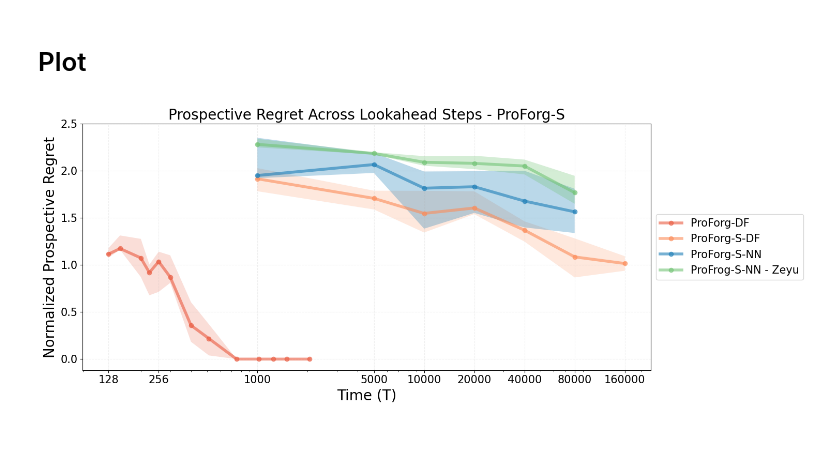
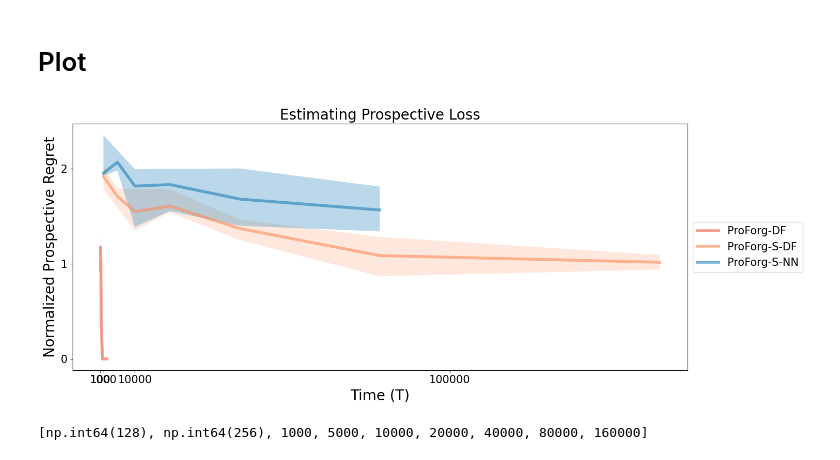
Before and after one commit to neurodata/ProspectiveForaging, a Jupyter notebook: notebooks/fig2.ipynb, the cells around one changed output. Drawn from its saved outputs; the diff is of its cells as text; code cells hidden in the pictures.

Commit message:
updated the three figures, need to att T=0 still

```diff
--- a/notebooks/fig2.ipynb
+++ b/notebooks/fig2.ipynb
@@ -279,14 +279,14 @@ colors = {
 median = np.median(PREGRETS_PAFM_DF_arr, axis=0)
 q25  = np.nanpercentile(PREGRETS_PAFM_DF_arr, 25, axis=0)
 q75  = np.nanpercentile(PREGRETS_PAFM_DF_arr, 75, axis=0)
-plt.plot(Ts_PAFM, median,color=colors["PAFM_oh_RF"], lw = linewidth,marker='o',alpha = 0.6,label = 'ProForg-DF')
+plt.plot(Ts_PAFM, median,color=colors["PAFM_oh_RF"], lw = linewidth,alpha = 0.6,label = 'ProForg-DF')
 plt.fill_between(Ts_PAFM, q25, q75, color=colors["PAFM_oh_RF"], alpha=0.20, edgecolor="none")
 
 
 median = np.nanmedian(PREGRETS_PVFM_DF_lookahead_arr, axis=0)
 q25  = np.nanpercentile(PREGRETS_PVFM_DF_lookahead_arr, 25, axis=0)
 q75  = np.nanpercentile(PREGRETS_PVFM_DF_lookahead_arr, 75, axis=0)
-plt.plot(Ts_PVFM, median,color=colors["PVFM_oh_RF"], lw = linewidth,marker='o',alpha = 0.6,label = 'ProForg-S-DF')
+plt.plot(Ts_PVFM, median,color=colors["PVFM_oh_RF"], lw = linewidth,alpha = 0.6,label = 'ProForg-S-DF')
 plt.fill_between(Ts_PVFM, q25, q75, color=colors["PVFM_oh_RF"], alpha=0.20, edgecolor="none")
 
 
@@ -298,46 +298,60 @@ median = np.min(PREGRETS_PVFM_XGB_opt_arr, axis=0)
 
 ## Plot NN
 median = np.median(PREGRETS_PVFM_NN_arr, axis=0)
 q25  = np.nanpercentile(PREGRETS_PVFM_NN_arr, 25, axis=0)
 q75  = np.nanpercentile(PREGRETS_PVFM_NN_arr, 75, axis=0)
-plt.plot(Ts_PVFM[:-1], median,color=colors["PVFM_oh_NN"], lw = linewidth,marker='o',alpha = 0.6,label = 'ProForg-S-NN')
+plt.plot(Ts_PVFM[:-1], median,color=colors["PVFM_oh_NN"], lw = linewidth,alpha = 0.6,label = 'ProForg-S-NN')
 plt.fill_between(Ts_PVFM[:-1], q25, q75, color=colors["PVFM_oh_NN"], alpha=0.30, edgecolor="none")
 
 # median = np.vstack([np.min(PREGRETS_PVFM_NN_opt_arr, axis=0)[:-1].reshape(-1,1),[0.7883]])
 # q25  = np.nanpercentile(PREGRETS_PVFM_NN_opt_arr, 25, axis=0)
 # q75  = np.nanpercentile(PREGRETS_PVFM_NN_opt_arr, 75, axis=0)
 # plt.plot(Ts_PVFM[:-1], median,color=colors["PVFM_oh_NN"], lw = linewidth,alpha = 0.6,label = 'ProFrog-S-Oracle-NN',marker='o',linestyle = '--')
 # plt.fill_between(Ts_PVFM[:-1], q25, q75, color=colors["PVFM_oh_NN"], alpha=0.25, edgecolor="none")
 
 
-median = np.median(PREGRETS_PVFM_NN_zeyu_arr, axis=0)
-q25  = np.nanpercentile(PREGRETS_PVFM_NN_zeyu_arr, 25, axis=0)
-q75  = np.nanpercentile(PREGRETS_PVFM_NN_zeyu_arr, 75, axis=0)
-plt.plot(Ts_PVFM[:-1], median,color=colors["PVFM_oh_NN_zy"], lw = linewidth,marker='o',alpha = 0.6,label = 'ProFrog-S-NN - Zeyu')
-plt.fill_between(Ts_PVFM[:-1], q25, q75, color=colors["PVFM_oh_NN_zy"], alpha=0.30, edgecolor="none")
+#median = np.median(PREGRETS_PVFM_NN_zeyu_arr, axis=0)
+#q25  = np.nanpercentile(PREGRETS_PVFM_NN_zeyu_arr, 25, axis=0)
+#q75  = np.nanpercentile(PREGRETS_PVFM_NN_zeyu_arr, 75, axis=0)
+#plt.plot(Ts_PVFM[:-1], median,color=colors["PVFM_oh_NN_zy"], lw = linewidth,marker='o',alpha = 0.6,label = 'ProFrog-S-NN - Zeyu')
+#plt.fill_between(Ts_PVFM[:-1], q25, q75, color=colors["PVFM_oh_NN_zy"], alpha=0.30, edgecolor="none")
 
-median = np.min(PREGRETS_PVFM_NN_opt_zeyu_arr, axis=0)
+#median = np.min(PREGRETS_PVFM_NN_opt_zeyu_arr, axis=0)
 # q25  = np.nanpercentile(PREGRETS_PAFM_NN_opt_arr, 25, axis=0)
 # q75  = np.nanpercentile(PREGRETS_PAFM_NN_opt_arr, 75, axis=0)
 # plt.plot(Ts_PVFM[:-1], median,color=colors["PVFM_oh_NN_zy"], lw = linewidth,alpha = 0.6,label = 'ProFrog-S-Oracle-NN - Zeyu',marker='o',linestyle = '--')
 # plt.fill_between(Ts, q25, q75, color=colors["PAFM_oh_NN"], alpha=0.25, edgecolor="none")
 
 
 plt.xlabel("Time (T)",fontsize = fontsize)
 plt.ylabel("Normalized Prospective Regret", fontsize = fontsize)
-plt.xscale('log')
+#plt.xscale('log')
 
-xticks = [2**i for i in np.arange(7,9)]+Ts_PVFM
-xticklabels = [str(v) if v in [128,256,512,1024,2048]+Ts_PVFM else ""   # hide every 2nd label
-               for i, v in enumerate(xticks)]
-plt.xticks(xticks, labels=xticklabels,fontsize = fontsize-5)
+#xticks = [128, 150, 200, 225, 256, 300, 400, 512, 750, 1000, 1250, 1500, 2048, 5000, 10000, 20000, 40000, 80000, 160000]
+#xticklabels = [str(v) if v in [128,256,512,1024,2048]+Ts_PVFM else ""   # hide every 2nd label
+              # for i, v in enumerate(xticks)]
+
+xticks = [100, 1000, 10000, 100000]
+xticklabels = ["100", "1000", "10000", "100000"]
+
+plt.xticks(xticks, labels=xticklabels, fontsize=fontsize-5)
+
+
+#for tick in xticks:
+    #plt.axvline(x = tick, color = 'gray', alpha = 0.2, linewidth = .5)
+
+#plt.xticks(xticks, labels=xticklabels,fontsize = fontsize-5)
 
 # plt.xticks(Ts_PAFM+Ts_PVFM, labels=[str(v) for v in Ts_PAFM+Ts_PVFM])
-plt.yticks([0,0.5,1,1.5,2,2.5],fontsize = fontsize-5)
-plt.title('Prospective Regret Across Lookahead Steps - ProForg-S',fontsize = fontsize)
+plt.yticks([0,1,2],fontsize = fontsize-5)
+plt.title('Estimating Prospective Loss',fontsize = fontsize)
 # plt.xlim(0,700000)
 plt.legend(loc="center left", bbox_to_anchor=(1, 0.5),fontsize = fontsize-5)
-plt.grid(True, linestyle='--', alpha=0.2)
+#plt.grid(True, linestyle='--', alpha=0.2)
 plt.tight_layout()
 # %% [output]
-[figure, old version]
+[figure, new version]
+# %%
+xticks
+# %% [output]
+[np.int64(128), np.int64(256), 1000, 5000, 10000, 20000, 40000, 80000, 160000]
```
Also changed, not shown: 4 other files.
